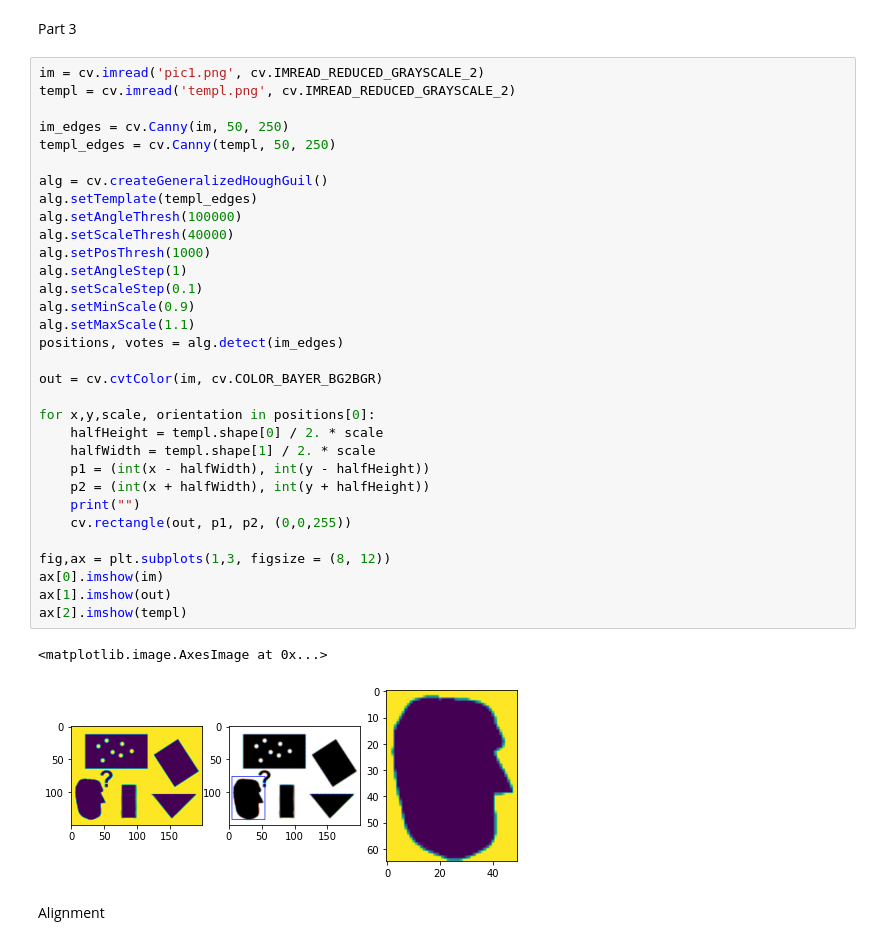
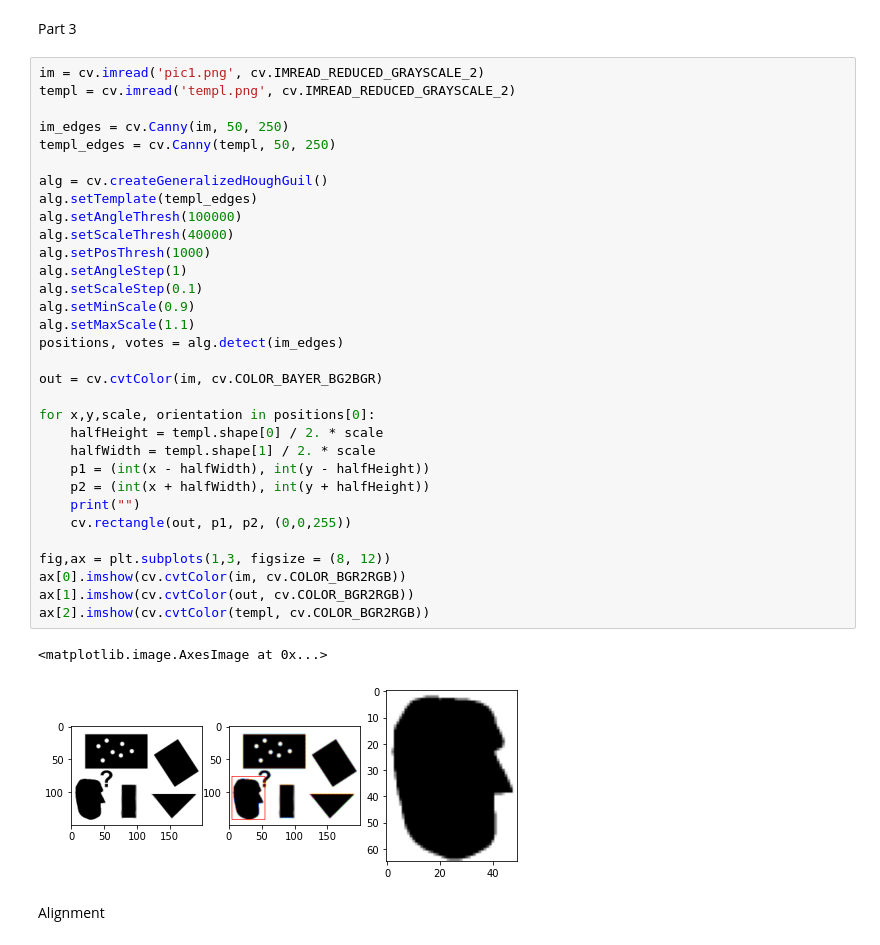
Before and after one commit to SenuriMR/EN2550---Fundamentals-of-Image-Processing-and-Machine-Vision, a Jupyter notebook: Exercise 06/Exercise_06.ipynb, the cells around one changed output. Saved outputs shown, nothing was run; the diff lists cells and outputs as text.

```diff
--- a/Exercise 06/Exercise_06.ipynb
+++ b/Exercise 06/Exercise_06.ipynb
@@ -63,37 +63,37 @@ Part 3
 im = cv.imread('pic1.png', cv.IMREAD_REDUCED_GRAYSCALE_2)
 templ = cv.imread('templ.png', cv.IMREAD_REDUCED_GRAYSCALE_2)
 
 im_edges = cv.Canny(im, 50, 250)
 templ_edges = cv.Canny(templ, 50, 250)
 
 alg = cv.createGeneralizedHoughGuil()
 alg.setTemplate(templ_edges)
 alg.setAngleThresh(100000)
 alg.setScaleThresh(40000)
 alg.setPosThresh(1000)
 alg.setAngleStep(1)
 alg.setScaleStep(0.1)
 alg.setMinScale(0.9)
 alg.setMaxScale(1.1)
 positions, votes = alg.detect(im_edges)
 
 out = cv.cvtColor(im, cv.COLOR_BAYER_BG2BGR)
 
 for x,y,scale, orientation in positions[0]:
     halfHeight = templ.shape[0] / 2. * scale
     halfWidth = templ.shape[1] / 2. * scale
     p1 = (int(x - halfWidth), int(y - halfHeight))
     p2 = (int(x + halfWidth), int(y + halfHeight))
     print("")
     cv.rectangle(out, p1, p2, (0,0,255))
 
 fig,ax = plt.subplots(1,3, figsize = (8, 12))
-ax[0].imshow(im)
-ax[1].imshow(out)
-ax[2].imshow(templ)
+ax[0].imshow(cv.cvtColor(im, cv.COLOR_BGR2RGB))
+ax[1].imshow(cv.cvtColor(out, cv.COLOR_BGR2RGB))
+ax[2].imshow(cv.cvtColor(templ, cv.COLOR_BGR2RGB))
 # %% [output]
 <matplotlib.image.AxesImage at 0x...>
-[figure, old version]
+[figure, new version]
 # %% [markdown]
 Alignment
 # %% [markdown]
```
Also changed, not shown: parts of 3 cells of this notebook, 4 other files.
